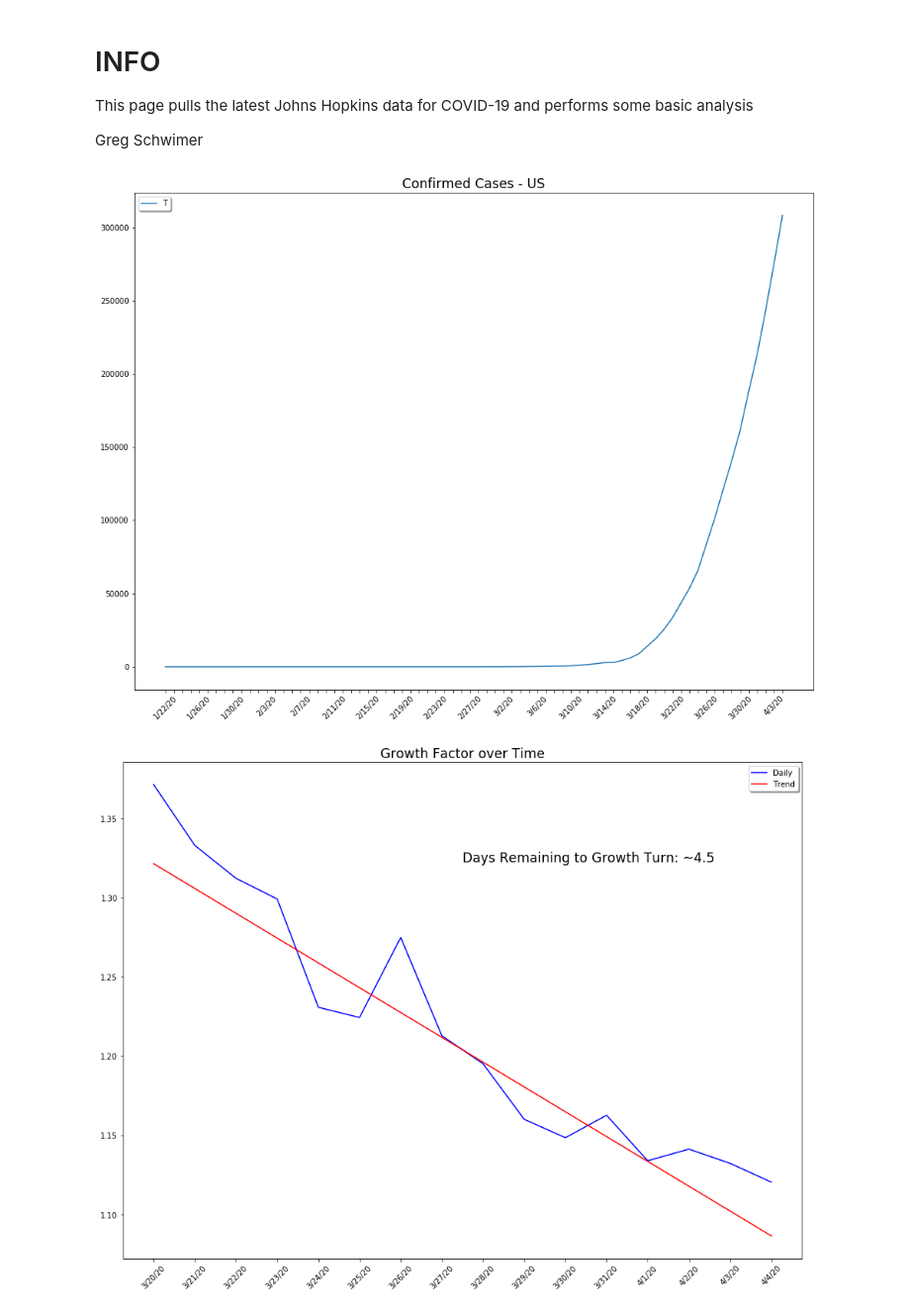
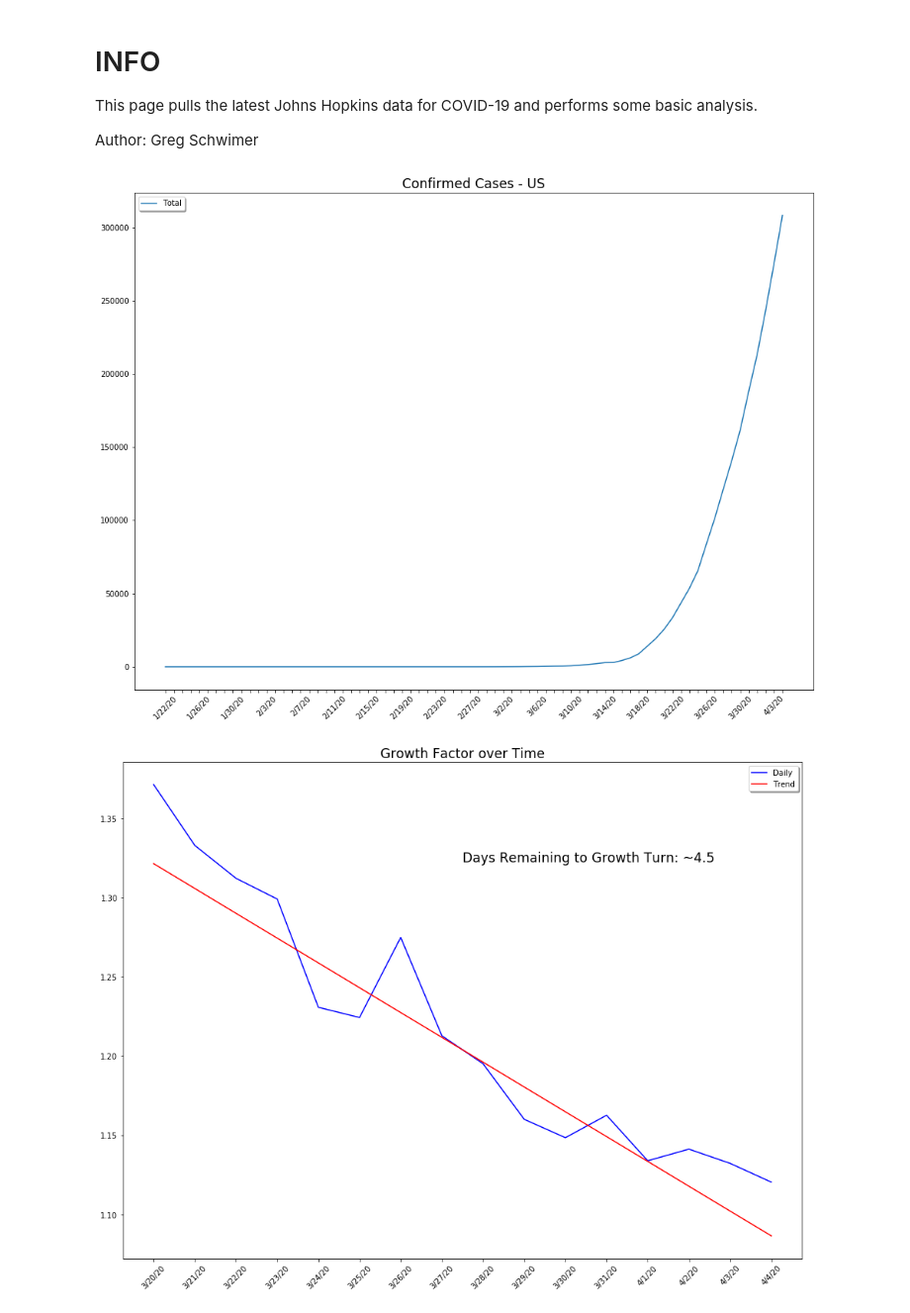
Before and after one commit to gschwim/COVID-19-Looking-Glass, a Jupyter notebook: COVID-19 Looking Glass.ipynb, the cells around one changed output. Shown at 99% size. Drawn from its saved outputs; the diff is of its cells as text; code cells hidden in the pictures.

```diff
--- a/COVID-19 Looking Glass.ipynb
+++ b/COVID-19 Looking Glass.ipynb
@@ -1,7 +1,7 @@
 # %% [markdown]
 # INFO
-This page pulls the latest Johns Hopkins data for COVID-19 and performs some basic analysis
+This page pulls the latest Johns Hopkins data for COVID-19 and performs some basic analysis.
 
- Greg Schwimer
+Author: Greg Schwimer
 # %%
 import pandas as pd
@@ -25,23 +27,23 @@ summary = data.sum()
 # %%
 # Confirmed cases
 
 # limits on the data - helps get rid of uncertainty in early data
 # counts = summary['3/20/20':]
 counts = summary
 
 fig = plt.figure(figsize=(16,12))
 ax = fig.add_subplot(111)
 ax.plot(counts)
 every_nth = 4
 for n, label in enumerate(ax.xaxis.get_ticklabels()):
     if n % every_nth != 0:
         label.set_visible(False)
 plt.xticks(rotation=45)
-plt.legend('Total', shadow=True, loc='upper left')
+plt.legend(('Total',), shadow=True, loc='upper left')
 plt.title('Confirmed Cases - US', fontsize='xx-large')
 plt.show()
 # %% [output]
-[figure, old version]
+[figure, new version]
 # %%
 # Growth Factor Analysis
 
```
Also changed, not shown: parts of 1 cell of this notebook, 1 other file.
